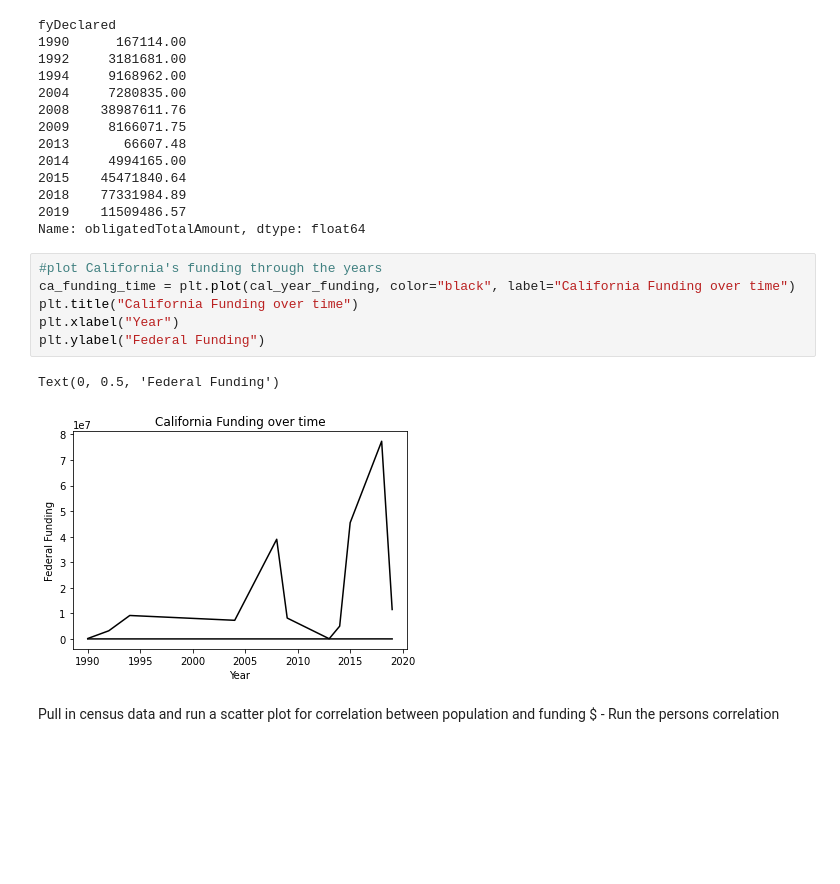
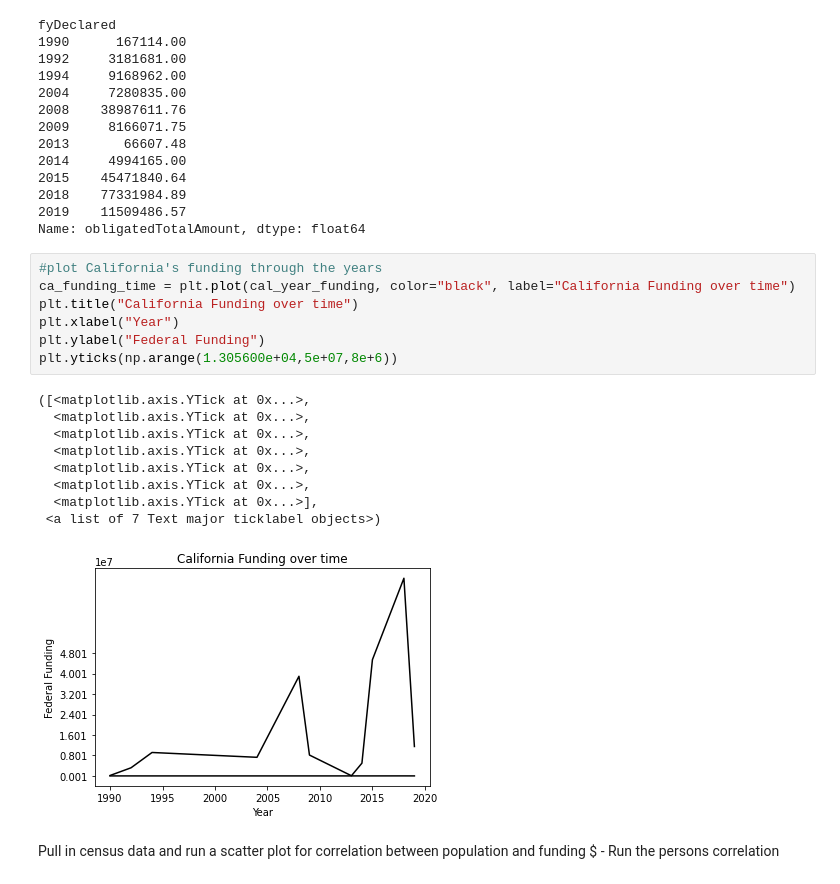
Before and after one commit to anPerger/project-1, a Jupyter notebook: Cleaning Data Fire.ipynb, the cells around one changed output. Saved outputs shown, nothing was run; the diff lists cells and outputs as text; blank space fills up the shorter version.

```diff
--- a/Cleaning Data Fire.ipynb
+++ b/Cleaning Data Fire.ipynb
@@ -254,11 +276,19 @@ Name: obligatedTotalAmount, dtype: float64
 # %%
 #plot California's funding through the years
 ca_funding_time = plt.plot(cal_year_funding, color="black", label="California Funding over time")
 plt.title("California Funding over time")
 plt.xlabel("Year")
 plt.ylabel("Federal Funding")
+plt.yticks(np.arange(1.305600e+04,5e+07,8e+6))
 # %% [output]
-Text(0, 0.5, 'Federal Funding')
+([<matplotlib.axis.YTick at 0x...>,
+  <matplotlib.axis.YTick at 0x...>,
+  <matplotlib.axis.YTick at 0x...>,
+  <matplotlib.axis.YTick at 0x...>,
+  <matplotlib.axis.YTick at 0x...>,
+  <matplotlib.axis.YTick at 0x...>,
+  <matplotlib.axis.YTick at 0x...>],
+ <a list of 7 Text major ticklabel objects>)
-[figure, old version]
+[figure, new version]
 # %% [markdown]
 Pull in census data and run a scatter plot for correlation between population and funding $ - Run the persons correlation
```
Also changed, not shown: parts of 5 cells of this notebook, 2 other files.
